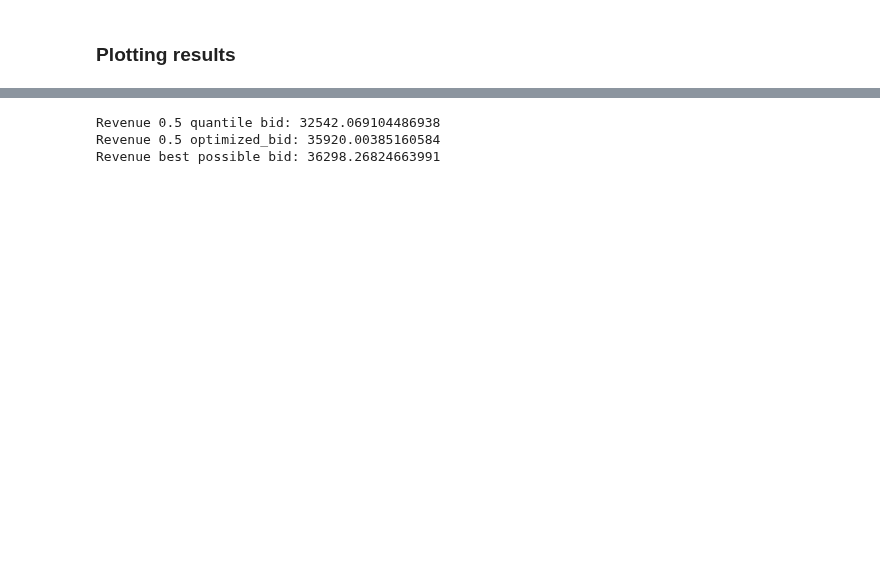
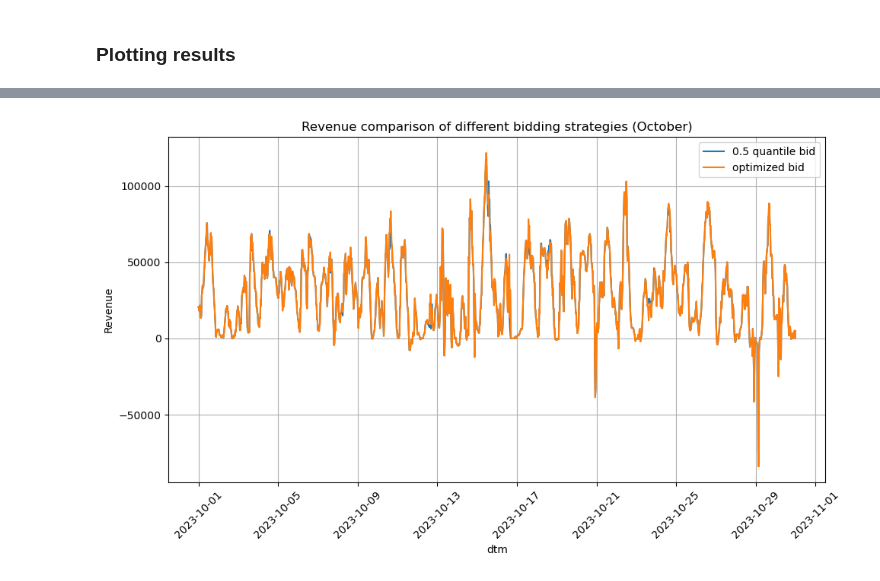
Before and after one commit to av1c3nna/awp2, a Jupyter notebook: trading_data_exploration.ipynb, the cells around one changed output, grey strips where cells are left out. Cells and saved outputs as stored; diff of their text form; code cells hidden in the pictures; blank space fills up the shorter version.

```diff
--- a/trading_data_exploration.ipynb
+++ b/trading_data_exploration.ipynb
@@ -421,11 +315,22 @@ plt.show()
-# %%
-print(f"Revenue 0.5 quantile bid: {df_final_reduced_3['revenue_05_bid'].mean()}")
-print(f"Revenue 0.5 optimized_bid: {df_final_reduced_3['revenue_optimized_bid'].mean()}")
-print(f"Revenue best possible bid: {df_final_reduced_3['revenue_best_possible_bid'].mean()}")
-# %% [output]
-Revenue 0.5 quantile bid: 32542.069104486938
-Revenue 0.5 optimized_bid: 35920.00385160584
-Revenue best possible bid: 36298.26824663991
+# %%
+import matplotlib.pyplot as plt
+
+plt.figure(figsize=(10, 6))
+df_reduced = df_final[(df_final["dtm"] >= "2023-10-01") & (df_final["dtm"] <= "2023-10-31")]
+plt.plot(df_reduced['dtm'], df_reduced['revenue_05_bid'], label='0.5 quantile bid')
+plt.plot(df_reduced['dtm'], df_reduced['revenue_optimized_bid_lgbm'], label='optimized bid')
+#plt.plot(df_final_reduced['dtm'], df_final_reduced['revenue_best_possible_bid'], label='Best possible revenue')
+
+plt.title('Revenue comparison of different bidding strategies (October)')
+plt.xlabel('dtm')
+plt.ylabel('Revenue')
+plt.xticks(rotation=45)
+plt.grid()
+plt.legend()
+plt.tight_layout()
+plt.show()
+# %% [output]
+[figure, added]
 # %%
 mean_bid_revenues = {}
 for quantile in range(1, 10):
```
Also changed, not shown: parts of 27 cells of this notebook.
